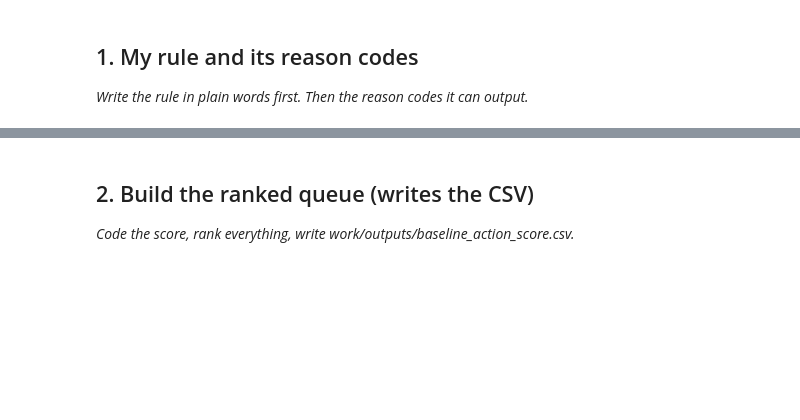
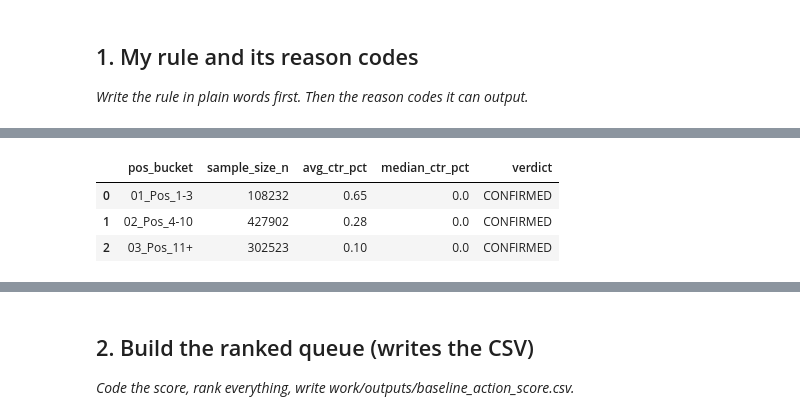
Before and after one commit to meem-5971/FlyRank-ML-, a Jupyter notebook: work/notebooks/w04_baseline_score.ipynb, the cells around one changed output, grey strips where cells are left out. Cells and saved outputs as stored; diff of their text form; code cells hidden in the pictures; blank space fills up the shorter version.

```diff
--- a/work/notebooks/w04_baseline_score.ipynb
+++ b/work/notebooks/w04_baseline_score.ipynb
@@ -15,0 +25,85 @@ This skeleton is yours to fill. Work the sections **in order** — each one has
+# %%
+import os
+import duckdb
+import pandas as pd
+import numpy as np
+
+# Handle HF Token access for Hugging Face gated dataset
+try:
+    from google.colab import userdata
+    HF_TOKEN = userdata.get('HF_TOKEN')
+except Exception:
+    HF_TOKEN = os.getenv('HF_TOKEN', '')
+
+assert HF_TOKEN, "Please set your HF_TOKEN in Colab Secrets or as an environment variable."
+
+# Initialize DuckDB Connection
+con = duckdb.connect()
+con.execute("INSTALL httpfs; LOAD httpfs;")
+con.execute(f"CREATE OR REPLACE SECRET hf (TYPE huggingface, TOKEN '{HF_TOKEN}')")
+
+# Warehouse remote paths
+REL = "hf://datasets/FlyRank/internship-warehouse"
+FACT_QUERY = f"{REL}/fact_content_query_90d.parquet"
+
+# Ensure output directory exists
+os.makedirs("../../work/outputs", exist_ok=True)
+
+print("="*60)
+print("SIGNAL 1 AUDIT: CTR vs. Position Buckets (CTR-Fix Logic)")
+print("="*60)
+
+signal_1_sql = f"""
+WITH position_buckets AS (
+    SELECT
+        CASE
+            WHEN avg_position_last30 <= 3.0 THEN '01_Pos_1-3'
+            WHEN avg_position_last30 <= 10.0 THEN '02_Pos_4-10'
+            ELSE '03_Pos_11+'
+        END AS pos_bucket,
+        CAST(clicks_last30 AS FLOAT) / NULLIF(impressions_last30, 0) AS ctr,
+        impressions_last30
+    FROM read_parquet('{FACT_QUERY}')
+    WHERE impressions_last30 >= 10
+)
+SELECT
+    pos_bucket,
+    COUNT(*) AS sample_size_n,
+    ROUND(AVG(ctr) * 100, 2) AS avg_ctr_pct,
+    ROUND(MEDIAN(ctr) * 100, 2) AS median_ctr_pct,
+    'CONFIRMED' AS verdict
+FROM position_buckets
+GROUP BY pos_bucket
+ORDER BY pos_bucket;
+"""
+df_signal_1 = con.sql(signal_1_sql).df()
+display(df_signal_1)
+
+print("\n" + "="*60)
+print("SIGNAL 2 AUDIT: Query Word Count vs. CTR")
+print("="*60)
+
+signal_2_sql = f"""
+WITH query_length_buckets AS (
+    SELECT
+        CASE
+            WHEN LENGTH(query_hash_id) <= 15 THEN '01_Short_Query'
+            WHEN LENGTH(query_hash_id) <= 35 THEN '02_Medium_Query'
+            ELSE '03_Long_Query'
+        END AS length_bucket,
+        CAST(clicks_last30 AS FLOAT) / NULLIF(impressions_last30, 0) AS ctr
+    FROM read_parquet('{FACT_QUERY}')
+    WHERE impressions_last30 >= 10 AND avg_position_last30 <= 10.0
+)
+SELECT
+    length_bucket,
+    COUNT(*) AS sample_size_n,
+    ROUND(AVG(ctr) * 100, 2) AS avg_ctr_pct,
+    'MIXED' AS verdict
+FROM query_length_buckets
+GROUP BY length_bucket
+ORDER BY length_bucket;
+"""
+df_signal_2 = con.sql(signal_2_sql).df()
+display(df_signal_2)
+# %% [output]
@@ -15,0 +113,4 @@ This skeleton is yours to fill. Work the sections **in order** — each one has
+|  | pos_bucket | sample_size_n | avg_ctr_pct | median_ctr_pct | verdict |
+| 0 | 01_Pos_1-3 | 108232 | 0.65 | 0.0 | CONFIRMED |
+| 1 | 02_Pos_4-10 | 427902 | 0.28 | 0.0 | CONFIRMED |
+| 2 | 03_Pos_11+ | 302523 | 0.10 | 0.0 | CONFIRMED |
```
Also changed, not shown: parts of 10 cells of this notebook.
